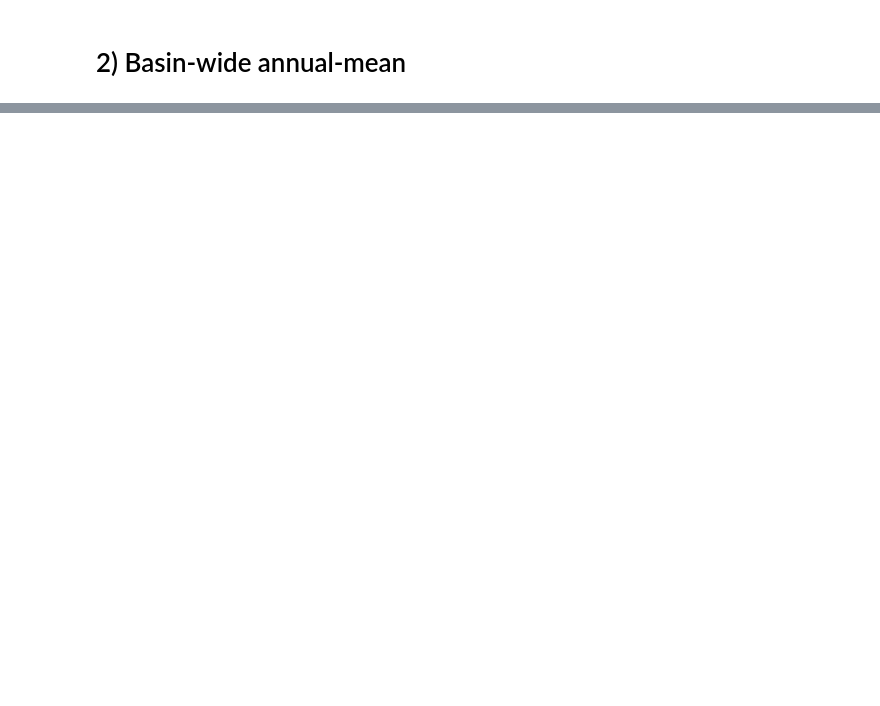
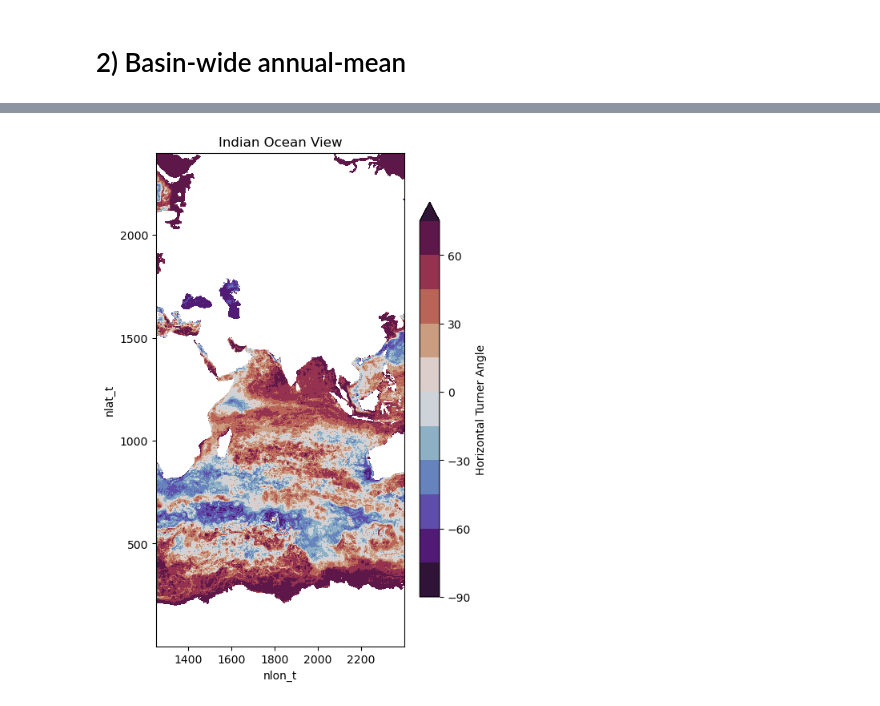
Before and after one commit to shanicetbailey/SST-gradients, a Jupyter notebook: CESM/3a_horiz_TA_figs.ipynb, the cells around one changed output, grey strips where cells are left out. Drawn from its saved outputs; the diff is of its cells as text; code cells hidden in the pictures; blank space fills up the shorter version.

```diff
--- a/CESM/3a_horiz_TA_figs.ipynb
+++ b/CESM/3a_horiz_TA_figs.ipynb
@@ -128,0 +73,10 @@ plt.contourf(ta.nlon_t,
+# %%
+#IND ocean
+fig, ax = plt.subplots(figsize=(5,8))
+t = ta.isel(nlon_t=slice(1250, 2400)).mean('month').plot.contourf(levels=np.arange(-90, 90, 15),
+                                                                  cmap='twilight_shifted',
+                                                                  cbar_kwargs={'shrink':0.8,
+                                                                               'label':'Horizontal Turner Angle'})
+plt.title('Indian Ocean View');
+# %% [output]
+[figure, added]
```
Also changed, not shown: parts of 13 cells of this notebook.
